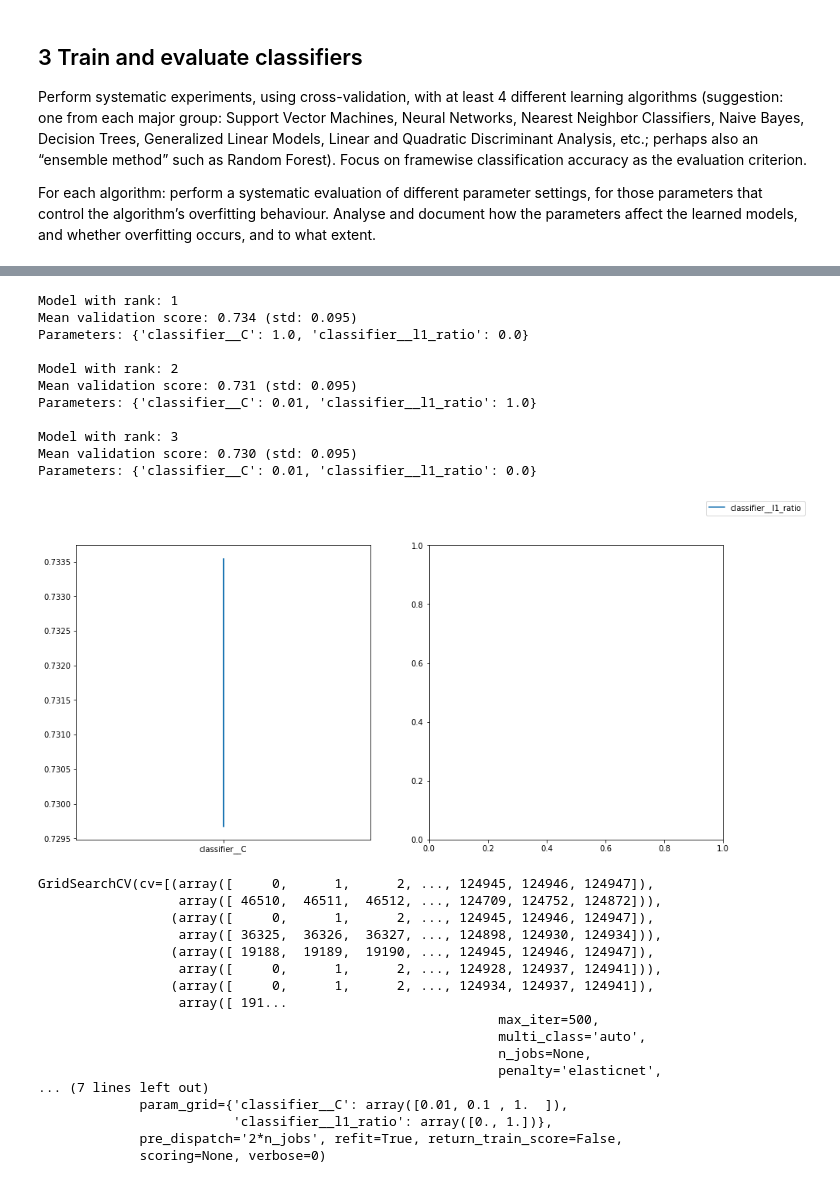
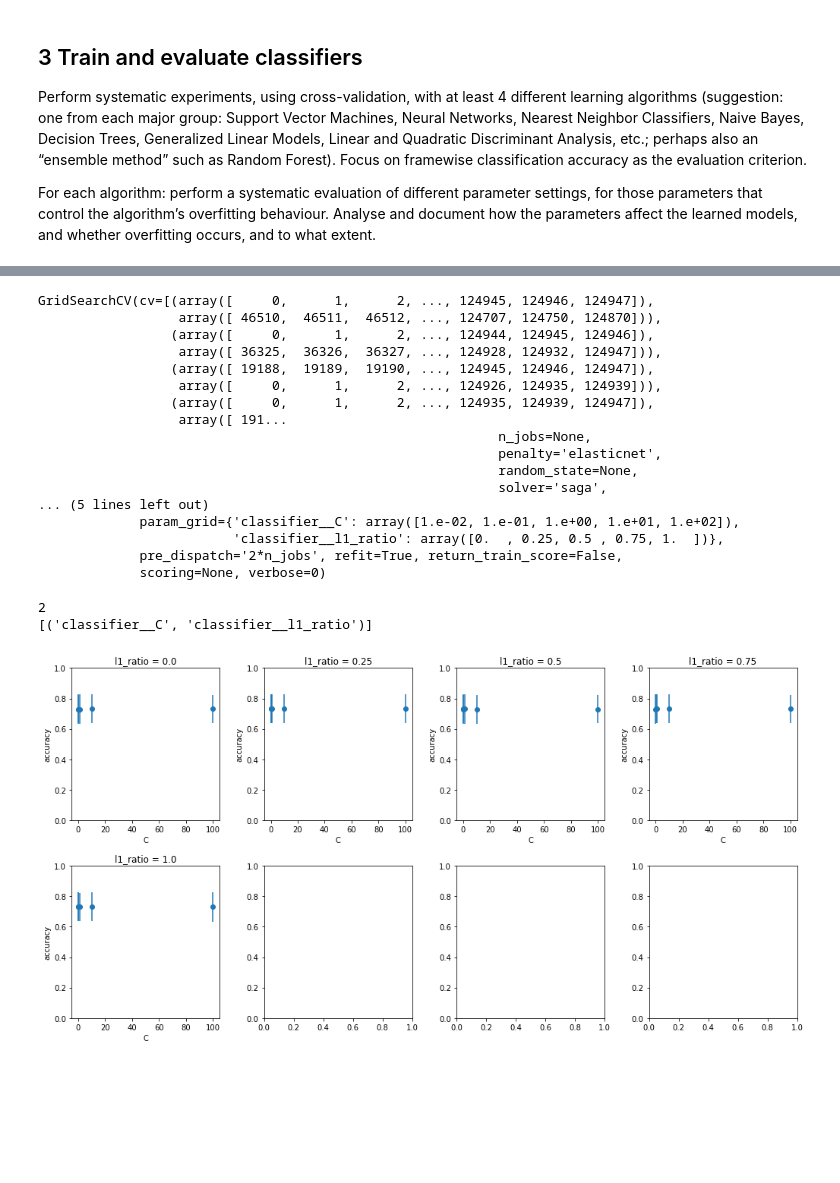
Before and after one commit to elias-gander/MLPC2020, a Jupyter notebook: MPLC2020.ipynb, the cells around one changed output, grey strips where cells are left out. Saved outputs shown, nothing was run; the diff lists cells and outputs as text; code cells hidden in the pictures; blank space fills up the shorter version.

Commit message:
Improve gridsearch visualization

```diff
--- a/MPLC2020.ipynb
+++ b/MPLC2020.ipynb
@@ -195,35 +155,29 @@ Evaluating lr
 # %%
 clf = LogisticRegression(max_iter=500, class_weight='balanced', penalty='elasticnet', solver='saga')
 grid_search = GridSearchWrapper(clf, StandardScaler(), PCA(n_components=50))
-param_grid = {'l1_ratio': np.linspace(0, 1, num=2), 'C': np.power(10, np.arange(-2, 1, dtype=float))}
+param_grid = {'l1_ratio': np.linspace(0, 1, num=5), 'C': np.power(10, np.arange(-2, 3, dtype=float))}
 grid_search.fit(X, y, param_grid, cv)
 # %% [output]
-Model with rank: 1
-Mean validation score: 0.734 (std: 0.095)
-Parameters: {'classifier__C': 1.0, 'classifier__l1_ratio': 0.0}
-
-Model with rank: 2
-Mean validation score: 0.731 (std: 0.095)
-Parameters: {'classifier__C': 0.01, 'classifier__l1_ratio': 1.0}
-
-Model with rank: 3
-Mean validation score: 0.730 (std: 0.095)
-Parameters: {'classifier__C': 0.01, 'classifier__l1_ratio': 0.0}
+GridSearchCV(cv=[(array([     0,      1,      2, ..., 124945, 124946, 124947]),
+                  array([ 46510,  46511,  46512, ..., 124707, 124750, 124870])),
+                 (array([     0,      1,      2, ..., 124944, 124945, 124946]),
+                  array([ 36325,  36326,  36327, ..., 124928, 124932, 124947])),
+                 (array([ 19188,  19189,  19190, ..., 124945, 124946, 124947]),
+                  array([     0,      1,      2, ..., 124926, 124935, 124939])),
+                 (array([     0,      1,      2, ..., 124935, 124939, 124947]),
+                  array([ 191...
+                                                           n_jobs=None,
+                                                           penalty='elasticnet',
+                                                           random_state=None,
+                                                           solver='saga',
+... (5 lines left out)
+             param_grid={'classifier__C': array([1.e-02, 1.e-01, 1.e+00, 1.e+01, 1.e+02]),
+                         'classifier__l1_ratio': array([0.  , 0.25, 0.5 , 0.75, 1.  ])},
+             pre_dispatch='2*n_jobs', refit=True, return_train_score=False,
+             scoring=None, verbose=0)
-[figure, removed]
-GridSearchCV(cv=[(array([     0,      1,      2, ..., 124945, 124946, 124947]),
-                  array([ 46510,  46511,  46512, ..., 124709, 124752, 124872])),
-                 (array([     0,      1,      2, ..., 124945, 124946, 124947]),
-                  array([ 36325,  36326,  36327, ..., 124898, 124930, 124934])),
-                 (array([ 19188,  19189,  19190, ..., 124945, 124946, 124947]),
-                  array([     0,      1,      2, ..., 124928, 124937, 124941])),
-                 (array([     0,      1,      2, ..., 124934, 124937, 124941]),
-                  array([ 191...
-                                                           max_iter=500,
-                                                           multi_class='auto',
-                                                           n_jobs=None,
-                                                           penalty='elasticnet',
-... (7 lines left out)
-             param_grid={'classifier__C': array([0.01, 0.1 , 1.  ]),
-                         'classifier__l1_ratio': array([0., 1.])},
-             pre_dispatch='2*n_jobs', refit=True, return_train_score=False,
-             scoring=None, verbose=0)
+# %%
+visualize(['classifier__C', 'classifier__l1_ratio'])
+# %% [output]
+2
+[('classifier__C', 'classifier__l1_ratio')]
+[figure, added]
```
Also changed, not shown: parts of 4 cells of this notebook, 1 other file.
